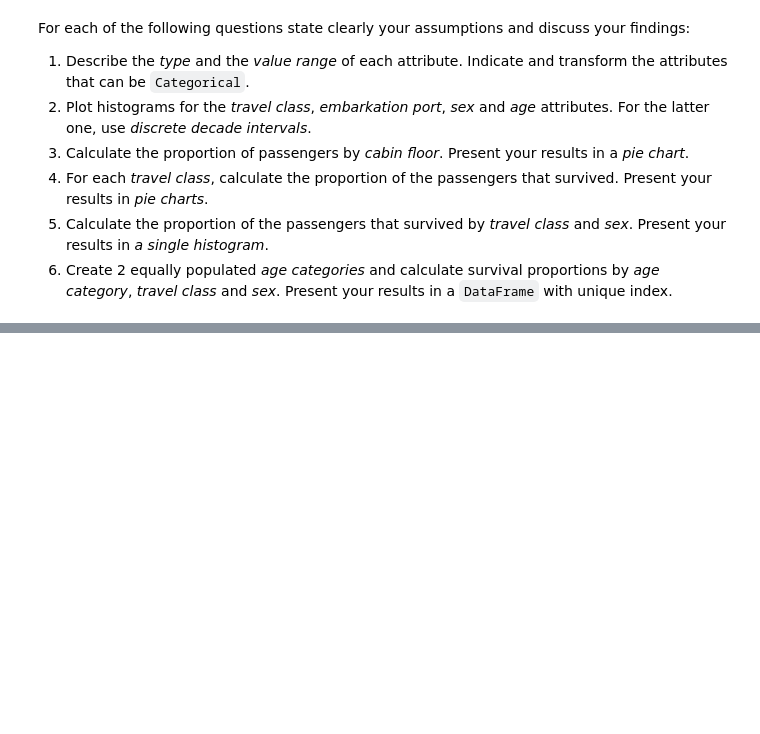
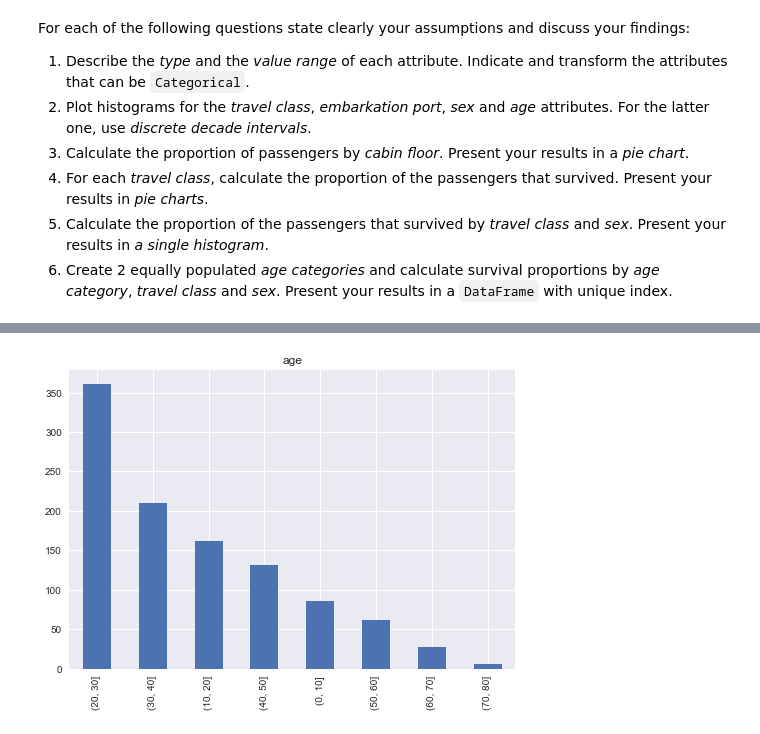
Before and after one commit to mj2905/ProjectMYP, a Jupyter notebook: Marc/HW1/Homework 1.ipynb, the cells around one changed output, grey strips where cells are left out. Drawn from its saved outputs; the diff is of its cells as text; code cells hidden in the pictures; blank space fills up the shorter version.

```diff
--- a/Marc/HW1/Homework 1.ipynb
+++ b/Marc/HW1/Homework 1.ipynb
@@ -376,0 +373,31 @@ df[0]
+# %%
+titanic = pd.read_excel(DATA_FOLDER+'/titanic.xls', header=0)
+
+titanic['pclass'] = titanic.pclass.astype('category')
+titanic.pclass.cat.categories = ['1st', '2nd', '3rd']
+
+titanic['survived'] = titanic.survived.astype('category')
+titanic.survived.cat.categories = ['no', 'yes']
+
+titanic['sex'] = titanic.sex.astype('category')
+
+titanic['ticket'] = titanic.ticket.astype('category')
+
+titanic['fare'] = titanic.fare.astype('category')
+
+titanic['cabin'] = titanic.cabin.astype('category')
+
+titanic['embarked'] = titanic.embarked.astype('category')
+
+titanic['boat'] = titanic.boat.astype('category')
+
+titanic['home.dest'] = titanic['home.dest'].astype('category')
+# %%
+age_categories = [0,10,20,30,40,50,60,70,80]
+age_cut = pd.cut(titanic.age, age_categories, )
+ages = age_cut.value_counts()
+
+ages.plot(kind='bar', subplots=True)
+plt.show()
+# %% [output]
+[figure, added]
```
Also changed, not shown: parts of 3 cells of this notebook.
